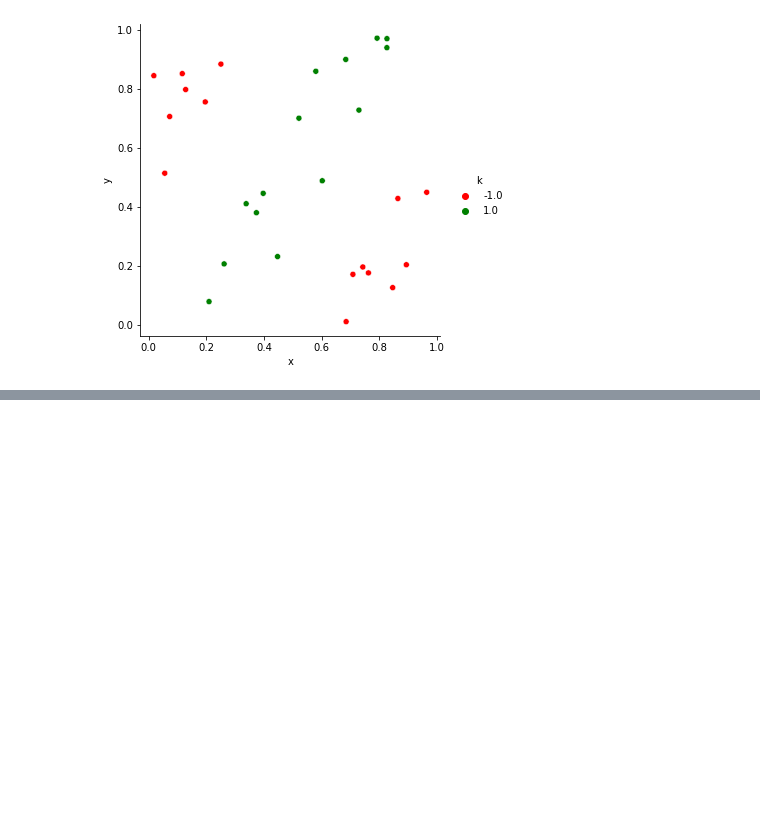
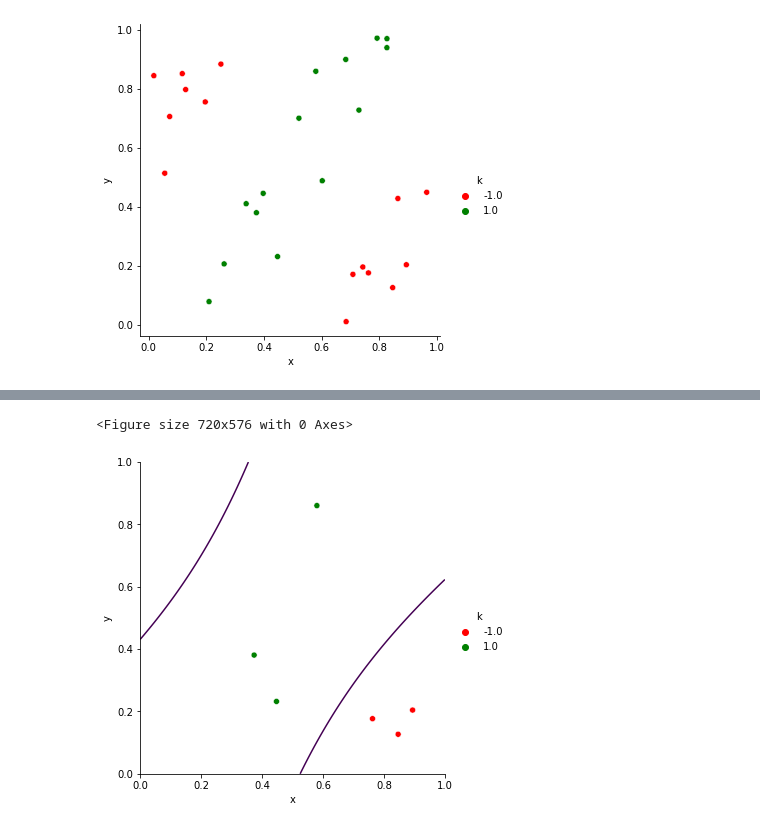
Before and after one commit to AnnaVusata/Labs_Computer_vision, a Jupyter notebook: lab2_comp_vis.ipynb, the cells around one changed output, grey strips where cells are left out. Drawn from its saved outputs; the diff is of its cells as text; code cells hidden in the pictures; blank space fills up the shorter version.

```diff
--- a/lab2_comp_vis.ipynb
+++ b/lab2_comp_vis.ipynb
@@ -153,0 +153,5 @@ get_plot(df, w1)
+# %%
+get_plot(df_test, w1)
+# %% [output]
+<Figure size 720x576 with 0 Axes>
+[figure, added]
```
Also changed, not shown: parts of 7 cells of this notebook.
